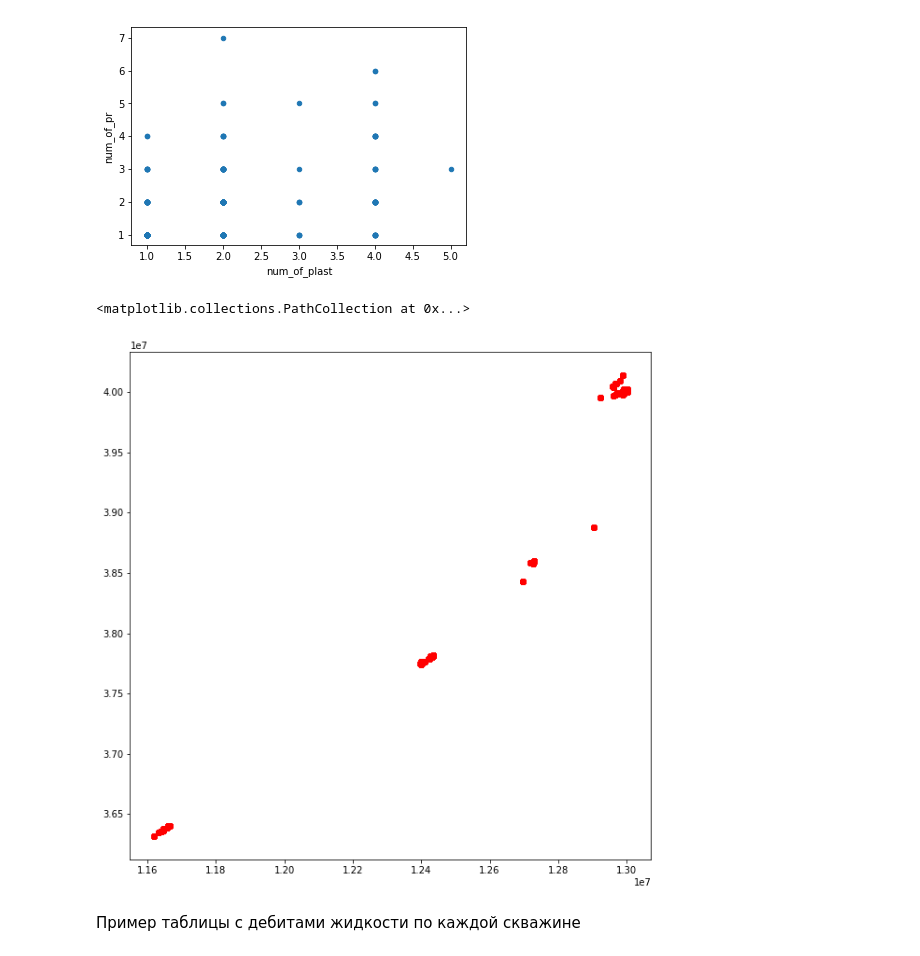
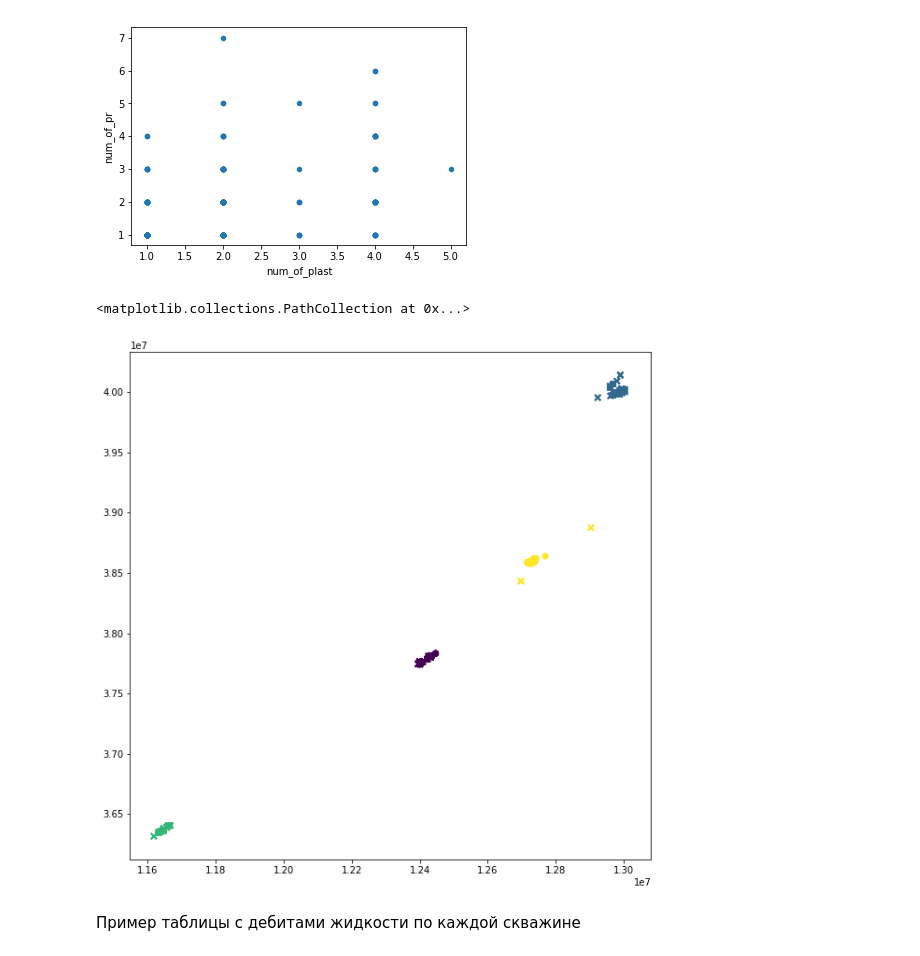
Before and after one commit to koskotG/gpn_comp, a Jupyter notebook: kg_eda.ipynb, the cells around one changed output. Cells and saved outputs as stored; diff of their text form; code cells hidden in the pictures.

```diff
--- a/kg_eda.ipynb
+++ b/kg_eda.ipynb
@@ -347,6 +211,0 @@ len(wells_bd2_train)
-# %%
-cols_of_interest = ['Скважина', 'Дата', 'liq_rate', 'oil_rate', 'wct', 'gas_rate', \
-                    'gf', 'gas_prod', 'days_on', 'oil_prod', 'frac']
-cols_of_interest_test = ['Скважина', 'Дата', 'wct', 'gas_rate', \
-                    'gas_prod', 'days_on', 'frac']
-#df_train[['Скважина', 'Дата', 'liq_rate', 'oil_rate', 'wct', 'gas_rate', 'gf','Жидкость, м3', 'Нефть, м3', 'Время работы, ч', 'Дебит жидкости', 'Обводненность']]
@@ -359,10 +212,3 @@ df_test_temp = df_test[cols_of_interest_test]
-# %%
-df_all_test = df_test_temp.set_index('Скважина'). \
-                join(df_gdis_test_gr.set_index('Скважина')). \
-                join(df_coord_test_gr[['Скважина', 'ПЛАСТ_X', 'ПЛАСТ_Y']].set_index('Скважина')).reset_index()
-# %%
-clust = KMeans(n_clusters=4)
-df_all_test.loc[~df_all_test['ПЛАСТ_X'].isnull(), 'clust']  = clust.fit_predict(df_all_test[~df_all_test['ПЛАСТ_X'].isnull()][['ПЛАСТ_X', 'ПЛАСТ_Y']])
 # %%
 df_all_test = df_all_test.set_index('Скважина'). \
                 join(df_gdis_test.groupby('Скважина').size().rename('num_of_pr')).\
@@ -459,6 +283,8 @@ df_train_temp.to_csv('./out/train_formated.csv')
 #df_all_train['clust'] = 0
 clust_train = KMeans(n_clusters=4)
 df_all_train.loc[~df_all_train['ПЛАСТ_X'].isnull(), 'clust']  = clust_train.fit_predict(df_all_train[~df_all_train['ПЛАСТ_X'].isnull()][['ПЛАСТ_X', 'ПЛАСТ_Y']])
+
+df_all_test.loc[~df_all_test['ПЛАСТ_X'].isnull(), 'clust'] = clust_train.predict(df_all_test[~df_all_test['ПЛАСТ_X'].isnull()][['ПЛАСТ_X', 'ПЛАСТ_Y']])
 # %%
 df_all_train = df_all_train.set_index('Скважина'). \
                 join(df_gdis_train.groupby('Скважина').size().rename('num_of_pr')).\
@@ -475,16 +301,23 @@ df_all_train_0[['clust', 'num_of_plast', 'num_of_pr']].plot.scatter(x = 'num_of_
 # %%
 %matplotlib inline
 plt.figure(figsize=(10,10))
 plt.scatter(df_all_train[~df_all_train['ПЛАСТ_X'].isnull()]['ПЛАСТ_X'],
-            df_all_train[~df_all_train['ПЛАСТ_X'].isnull()]['ПЛАСТ_Y'], color = 'r', label='test')
+            df_all_train[~df_all_train['ПЛАСТ_X'].isnull()]['ПЛАСТ_Y'],
+            marker = 'x',
+            c = df_all_train[~df_all_train['ПЛАСТ_X'].isnull()]['clust'])
+
+plt.scatter(df_all_test[~df_all_test['ПЛАСТ_X'].isnull()]['ПЛАСТ_X'],
+            df_all_test[~df_all_test['ПЛАСТ_X'].isnull()]['ПЛАСТ_Y'],
+            marker = 'o',
+            c = df_all_test[~df_all_test['ПЛАСТ_X'].isnull()]['clust'])
 #for xx, yy, txt in np.broadcast(df_all_test[~df_all_train['ПЛАСТ_X'].isnull()]['ПЛАСТ_X'] + 20,
 #                                df_all_test[~df_all_train['ПЛАСТ_X'].isnull()]['ПЛАСТ_Y'] + 20,
 #                                    df_all_test[~df_all_train['ПЛАСТ_X'].isnull()]['index']):
 #                plt.annotate(txt, (xx, yy), clip_on = True)
 #plt.legend()
 # %% [output]
 <matplotlib.collections.PathCollection at 0x...>
-[figure, old version]
+[figure, new version]
 # %% [markdown]
 Пример таблицы с дебитами жидкости по каждой скважине
 # %%
```
Also changed, not shown: parts of 57 cells of this notebook, 1 other file.
